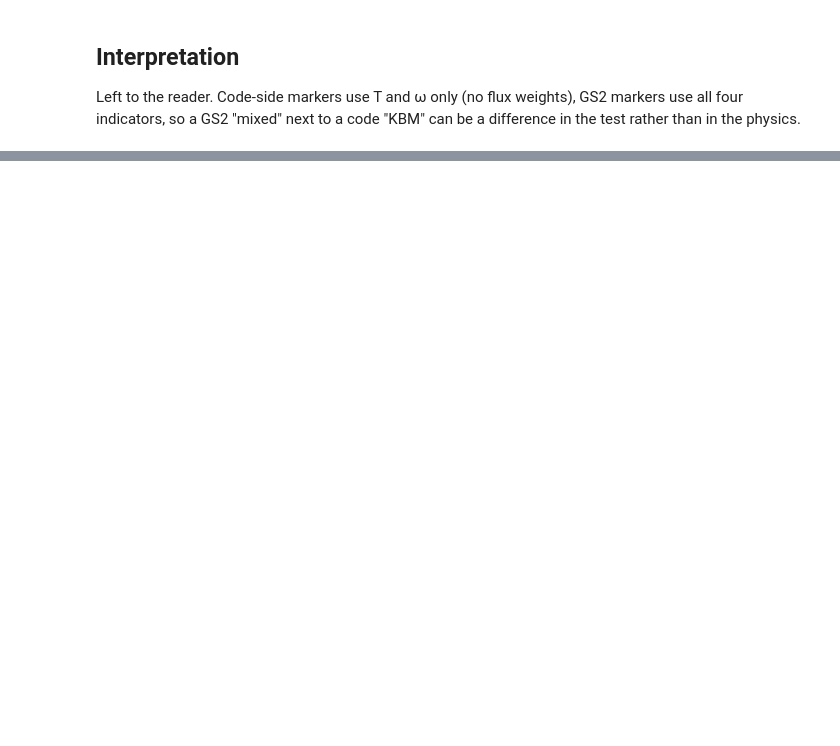
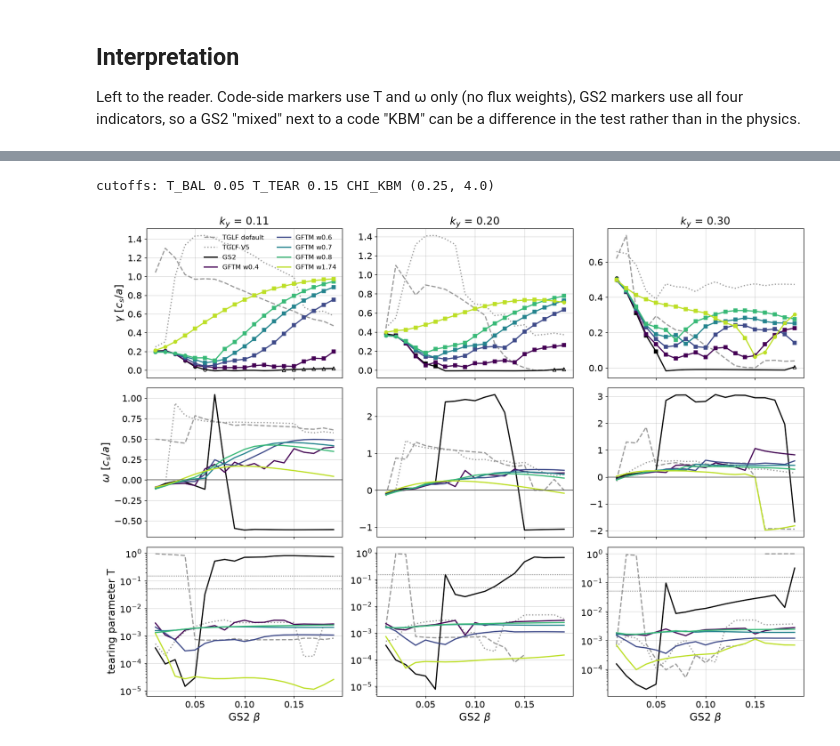
Before and after one commit to FelixWattsYork/General_Analysis, a Jupyter notebook: notebooks/beta_stabilisation_modes.ipynb, the cells around one changed output, grey strips where cells are left out. Drawn from its saved outputs; the diff is of its cells as text; code cells hidden in the pictures; blank space fills up the shorter version.

```diff
--- a/notebooks/beta_stabilisation_modes.ipynb
+++ b/notebooks/beta_stabilisation_modes.ipynb
@@ -206,0 +440,73 @@ GS2 "mixed" next to a code "KBM" can be a difference in the test rather than in
+# %%
+print("cutoffs: T_BAL", mc.T_BAL, "T_TEAR", mc.T_TEAR, "CHI_KBM", mc.CHI_KBM)
+
+
+def gs2_run(i, j):
+    return data_root / gs2_code / run_template / gs2_project / r4 / gs2_scan / f"ky{float(gs2[r4].ky[i]):.3f}_beta{beta_r4[j]:.3f}"
+
+
+gs2_ind = {}
+for i in iky:
+    for j in range(beta_r4.size):
+        pyro = Pyro(gk_file=gs2_run(i, j) / "gs2.in")
+        pyro.load_gk_output(load_fields=True, load_fluxes=True)
+        gs2_ind[i, j] = mc.indicators(pyro)
+
+code, project, leaf, _ = r4_codes["GFTM w1.74"]
+T174 = np.full(R["GFTM w1.74"].growth_rate.shape, np.nan)
+for i in iky:
+    for j in range(beta_r4.size):
+        d = data_root / code / run_template / project / r4 / leaf / f"ky{float(gs2[r4].ky[i]):.3f}_beta{beta_r4[j]:.3f}"
+        pyro = Pyro(gk_file=d / "input.gftm")
+        pyro.load_gk_output(load_fields=True, load_fluxes=False)
+        t = np.atleast_1d(np.asarray(FieldLine(pyro).compute_linear_tearing_parameter()).squeeze())
+        T174[i, j, :t.size] = t
+R["GFTM w1.74"]["tearing_parameter"] = (("ky", "beta", "mode"), T174)
+
+w = {lab: v(dominant(d, "mode_frequency")) for lab, d in R.items()}
+T = {lab: v(dominant(d, "tearing_parameter")) for lab, d in R.items() if lab != "GS2"}
+T["GS2"] = np.full(g["GS2"].shape, np.nan)
+for (i, j), ind in gs2_ind.items():
+    T["GS2"][i, j] = ind["T"]
+label = {lab: code_type(T[lab], w[lab]) for lab in r4_codes}
+label["GS2"] = {k: mc.classify(ind) for k, ind in gs2_ind.items()}
+tglf = {lab: model[(r4, lab)] for lab in ("TGLF default", "TGLF V5")}
+tglf_dom = {lab: ds.growth_rate.fillna(-np.inf).argmax("mode") for lab, ds in tglf.items()}
+
+fig_gwt, axes = plt.subplots(3, len(iky), figsize=(5 * len(iky), 11), sharex=True)
+for col, i in enumerate(iky):
+    for lab, ls in zip(tglf, ("--", ":")):
+        ds, m = tglf[lab], tglf_dom[lab]
+        for row, var in enumerate(("growth_rate", "mode_frequency", "tearing_parameter")):
+            axes[row, col].plot(beta_r4, ds[var].isel(mode=m).values[i], color="0.6", ls=ls, label=lab, marker="none")
+    for lab in ["GS2", *r4_codes]:
+        c = line_colour[lab]
+        for row, y in enumerate((g[lab][i], w[lab][i], T[lab][i])):
+            axes[row, col].plot(beta_r4, y, color=c, label=lab, marker="none")
+        for j in range(beta_r4.size):
+            if g[lab][i, j] > gamma_floor:
+                t = label[lab][i, j]
+                open_ = lab == "GS2" and unconv[i, j]
+                axes[0, col].plot(beta_r4[j], g[lab][i, j], color=c, ls="", marker=marker[t], ms=5, mfc="none" if open_ else c)
+    axes[0, col].set_title(rf"$k_y$ = {float(gs2[r4].ky[i]):.2f}", fontsize=16)
+    axes[2, col].set_yscale("log")
+    axes[2, col].axhline(mc.T_BAL, color="0.3", ls=":", lw=1, marker="")
+    axes[2, col].axhline(mc.T_TEAR, color="0.3", ls=":", lw=1, marker="")
+    axes[1, col].axhline(0, color="0.3", lw=1, marker="")
+for row, yl in enumerate((r"$\gamma$ [$c_s/a$]", r"$\omega$ [$c_s/a$]", "tearing parameter T")):
+    axes[row, 0].set_ylabel(yl, fontsize=16)
+for ax in axes.flat:
+    ax.tick_params(labelsize=14)
+for ax in axes[-1]:
+    ax.set_xlabel(r"GS2 $\beta$", fontsize=16)
+axes[0, 0].legend(fontsize=10, ncol=2)
+fig_gwt.tight_layout()
+plt.show()
+
+for i in iky:
+    for lab in ["GS2", *r4_codes]:
+        print(f"ky {float(gs2[r4].ky[i]):.3f} {lab:11s}", " ".join(
+            f"{label[lab][i, j][0] if g[lab][i, j] > 0 else '-'}" for j in range(beta_r4.size)))
+# %% [output]
+cutoffs: T_BAL 0.05 T_TEAR 0.15 CHI_KBM (0.25, 4.0)
+[figure, added]
```
Also changed, not shown: parts of 21 cells of this notebook.
